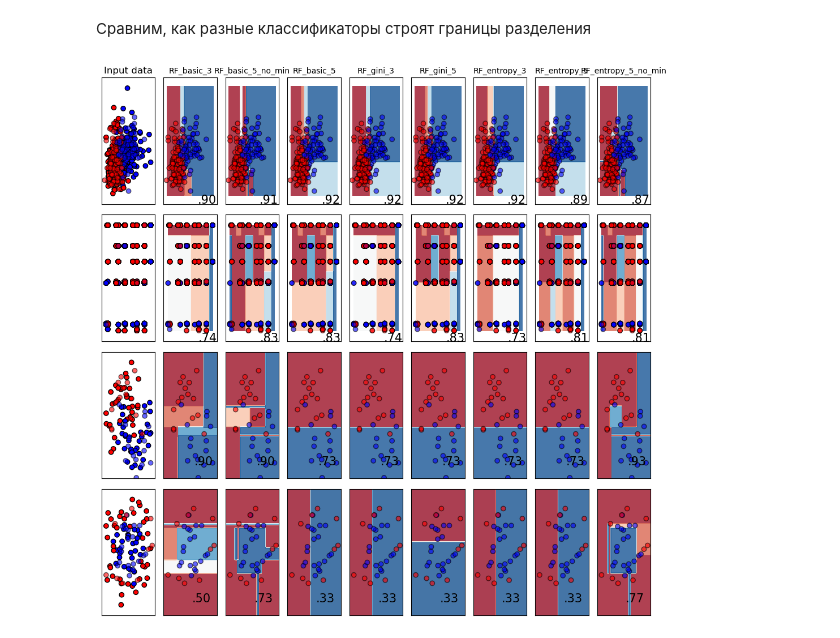
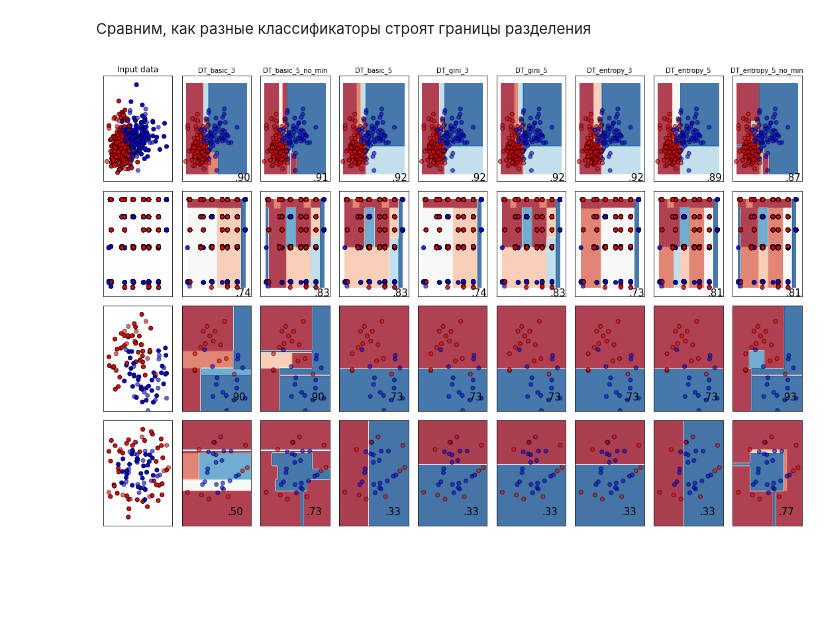
Before and after one commit to anton-pershin/spbu-ai-fundamentals, a Jupyter notebook: practicum_7/decision_trees.ipynb, the cells around one changed output. Saved outputs shown, nothing was run; the diff lists cells and outputs as text; code cells hidden in the pictures; blank space fills up the shorter version.

```diff
--- a/practicum_7/decision_trees.ipynb
+++ b/practicum_7/decision_trees.ipynb
@@ -110,6 +134,6 @@ class MultiColumnEncoder:
 # %%
 import category_encoders as ce
 
-encoder = MultiColumnEncoder()
-
-X_mushroom = encoder.fit_transform(df)
+encoder = ce.CountEncoder()
+X_mushroom = encoder.fit_transform(X_mushroom)
+X_mushroom.head()
@@ -232,11 +254,6 @@ Training-set accuracy score: 0.9692
 # %%
 tree_en = DecisionTreeClassifier(criterion='entropy', max_depth=3, random_state=0)
 # fit the model
-tree_en.fit(X_train, y_train)
-plt.figure(figsize=(12,8))
-plot_tree(tree_en.fit(X_train, y_train))
-y_pred_en = tree_en.predict(X_test)
-y_pred_train_en = tree_en.predict(X_train)
-print('Model accuracy score with criterion entropy: {0:0.4f}'. format(accuracy_score(y_test, y_pred_en)))
-print('Training-set accuracy score: {0:0.4f}'. format(accuracy_score(y_train, y_pred_train_en)))
+fig, ax = plt.subplots(1, 1, figsize=(12, 8))
+plot_tree(tree_en.fit(X_train, y_train), ax=ax)
 # %% [output]
@@ -252,6 +284,5 @@ Test set score: 0.9123
 # %%
 X_train, X_test, y_train, y_test = train_test_split(X_mushroom, y_mushroom, test_size=0.2, random_state=1)
 tree = DecisionTreeClassifier(max_depth=5, min_samples_leaf=30)
-tree.fit(X_train, y_train)
-plot_tree(tree)
+plot_tree(tree.fit(X_train, y_train))
 # %% [output]
@@ -272,14 +316,14 @@ Training-set accuracy score: 1.0000
 Сравним, как разные классификаторы строят границы разделения
 # %%
 classifiers = {
-    "RF_basic_3": DecisionTreeClassifier(max_depth=3),
-    "RF_basic_5_no_min": DecisionTreeClassifier(max_depth=5),
-    "RF_basic_5": DecisionTreeClassifier(max_depth=5, min_samples_leaf=30),
-    "RF_gini_3": DecisionTreeClassifier(max_depth=3, criterion='gini',  min_samples_leaf=30),
-    "RF_gini_5": DecisionTreeClassifier(max_depth=5, criterion='gini', min_samples_leaf=30),
-    "RF_entropy_3": DecisionTreeClassifier(max_depth=3, criterion='entropy', min_samples_leaf=30),
-    "RF_entropy_5": DecisionTreeClassifier(max_depth=5, criterion='entropy', min_samples_leaf=30),
-    "RF_entropy_5_no_min": DecisionTreeClassifier(max_depth=5, criterion='entropy'),
+    "DT_basic_3": DecisionTreeClassifier(max_depth=3),
+    "DT_basic_5_no_min": DecisionTreeClassifier(max_depth=5),
+    "DT_basic_5": DecisionTreeClassifier(max_depth=5, min_samples_leaf=30),
+    "DT_gini_3": DecisionTreeClassifier(max_depth=3, criterion='gini',  min_samples_leaf=30),
+    "DT_gini_5": DecisionTreeClassifier(max_depth=5, criterion='gini', min_samples_leaf=30),
+    "DT_entropy_3": DecisionTreeClassifier(max_depth=3, criterion='entropy', min_samples_leaf=30),
+    "DT_entropy_5": DecisionTreeClassifier(max_depth=5, criterion='entropy', min_samples_leaf=30),
+    "DT_entropy_5_no_min": DecisionTreeClassifier(max_depth=5, criterion='entropy'),
 }
 
 
@@ -299,7 +343,7 @@ def set_grid(ax, i, j, x_min, x_max, y_min, y_max):
     ax[i][j].set_xticks(())
     ax[i][j].set_yticks(())
 # %%
-fig, ax = plt.subplots(len(datasets), len(classifiers)+1, figsize=(10, 10))
+fig, ax = plt.subplots(len(datasets), len(classifiers)+1, figsize=(15, 10))
 
 for dataset_num, data in enumerate(datasets):
     X, y = data
@@ -338,31 +382,31 @@ for dataset_num, data in enumerate(datasets):
         # Plot the training points
         #ax[dataset_num][cls_num].scatter(
         #    X_train[:, 0], X_train[:, 1], c=y_train, cmap=cm_bright, edgecolors="k"
         #)
 
         # Plot the testing points
         ax[dataset_num][cls_num].scatter(
             X_test[:, 0],
             X_test[:, 1],
             c=y_test,
             cmap=cm_bright,
             edgecolors="k",
             alpha=0.6,
         )
 
         set_grid(ax, dataset_num, cls_num, x_min, x_max, y_min, y_max)
         if dataset_num == 0:
             ax[dataset_num][cls_num].set_title(name, fontdict={'fontsize': 10, 'fontweight': 'medium'})
 
         ax[dataset_num][cls_num].text(
             x_max - 0.3,
             y_min + 0.3,
             ("%.2f" % score).lstrip("0"),
             size=15,
             horizontalalignment="right",
         )
 
 plt.tight_layout()
 plt.show()
 # %% [output]
-[figure, old version]
+[figure, new version]
```
Also changed, not shown: parts of 27 cells of this notebook, 2 other files.
